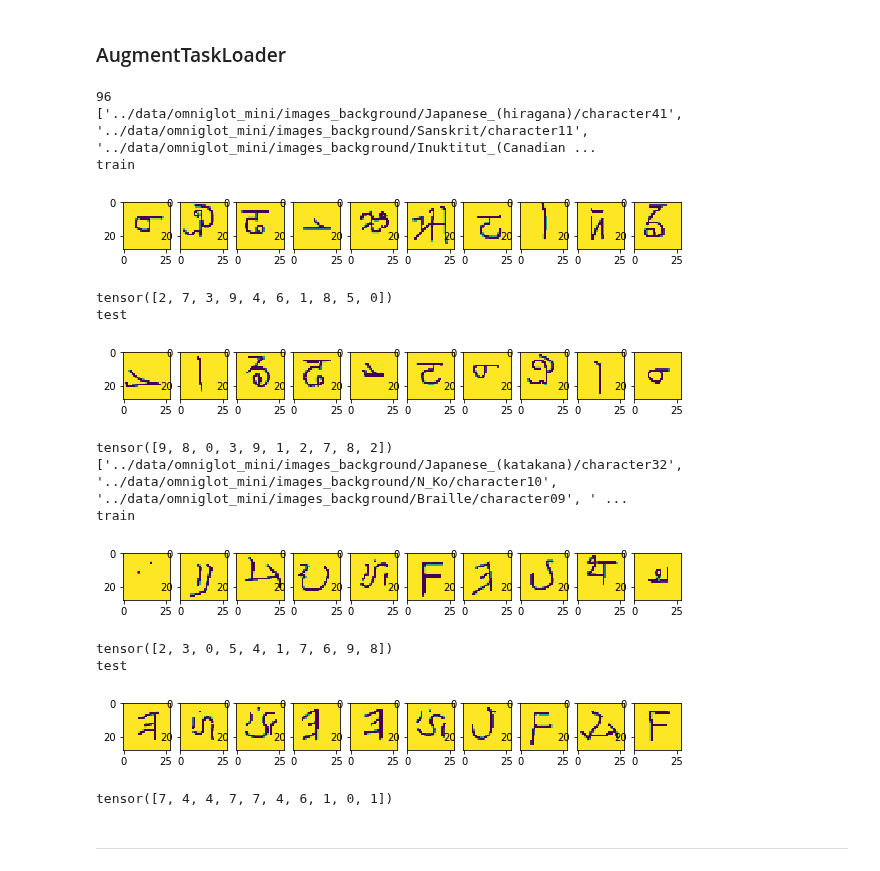
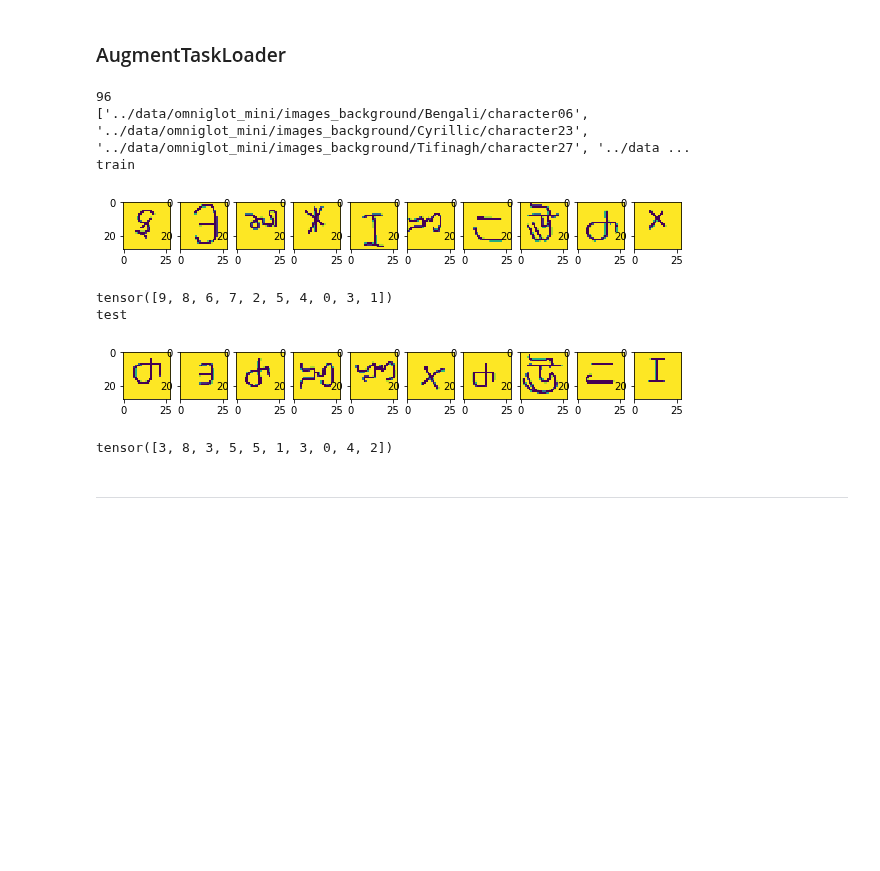
Before and after one commit to naruya/maml-pytorch, a Jupyter notebook: notebooks/maml.ipynb, the cells around one changed output. Saved outputs shown, nothing was run; the diff lists cells and outputs as text; code cells hidden in the pictures; blank space fills up the shorter version.

```diff
--- a/notebooks/maml.ipynb
+++ b/notebooks/maml.ipynb
@@ -534,28 +305,0 @@ class OmniglotAugmentedTaskset(Taskset):
-# %%
-meta_train_task_loader = TaskLoader(
-    OmniglotOriginTaskset("../data/omniglot_mini/", meta_train=True, n_class=n_class, n_shot=n_shot)
-)
-
-print(len(meta_train_task_loader.taskset))
-
-for i, meta_train_task in enumerate(meta_train_task_loader):
-    print(meta_train_task["task"])
-    print("train")
-    local_task_train_data_loader = meta_train_task["train"]
-    for data, target in local_task_train_data_loader:
-        plt.figure(figsize=(10,1))
-        for j, x in enumerate(data):
-            plt.subplot(1, batch_size, j+1); plt.imshow(x[0])
-        plt.show()
-        print(target)
-    print("test")
-    local_task_train_data_loader = meta_train_task["test"]
-    for data, target in local_task_train_data_loader:
-        plt.figure(figsize=(10,1))
-        for j, x in enumerate(data):
-            plt.subplot(1, batch_size, j+1); plt.imshow(x[0])
-        plt.show()
-        print(target)
-        break
-    if i==1:
-        break
@@ -580,47 +308,39 @@ tensor([1, 6, 6, 9, 9, 0, 8, 4, 8, 4])
 # %%
 meta_train_task_loader = TaskLoader(
     OmniglotAugmentedTaskset("../data/omniglot_mini/", meta_train=True, n_class=n_class, n_shot=n_shot)
 )
 
 print(len(meta_train_task_loader.taskset))
 
 for i, meta_train_task in enumerate(meta_train_task_loader):
     print(meta_train_task["task"])
     print("train")
     local_task_train_data_loader = meta_train_task["train"]
     for data, target in local_task_train_data_loader:
         plt.figure(figsize=(10,1))
         for j, x in enumerate(data):
             plt.subplot(1, batch_size, j+1); plt.imshow(x[0])
         plt.show()
         print(target)
     print("test")
     local_task_test_data_loader = meta_train_task["test"]
     for data, target in local_task_test_data_loader:
         plt.figure(figsize=(10,1))
         for j, x in enumerate(data):
             plt.subplot(1, batch_size, j+1); plt.imshow(x[0])
         plt.show()
         print(target)
         break
-    if i==1:
-        break
+    break
 # %% [output]
 96
-['../data/omniglot_mini/images_background/Japanese_(hiragana)/character41', '../data/omniglot_mini/images_background/Sanskrit/character11', '../data/omniglot_mini/images_background/Inuktitut_(Canadian ...
+['../data/omniglot_mini/images_background/Bengali/character06', '../data/omniglot_mini/images_background/Cyrillic/character23', '../data/omniglot_mini/images_background/Tifinagh/character27', '../data ...
 train
-[figure, old version]
+[figure, new version]
-tensor([2, 7, 3, 9, 4, 6, 1, 8, 5, 0])
+tensor([9, 8, 6, 7, 2, 5, 4, 0, 3, 1])
 test
-[figure, old version]
+[figure, new version]
-tensor([9, 8, 0, 3, 9, 1, 2, 7, 8, 2])
-['../data/omniglot_mini/images_background/Japanese_(katakana)/character32', '../data/omniglot_mini/images_background/N_Ko/character10', '../data/omniglot_mini/images_background/Braille/character09', ' ...
-train
+tensor([3, 8, 3, 5, 5, 1, 3, 0, 4, 2])
-[figure, removed]
-tensor([2, 3, 0, 5, 4, 1, 7, 6, 9, 8])
-test
-[figure, removed]
-tensor([7, 4, 4, 7, 7, 4, 6, 1, 0, 1])
 # %% [markdown]
 ---
 # %% [markdown]
```
Also changed, not shown: parts of 18 cells of this notebook, 2 other files.
